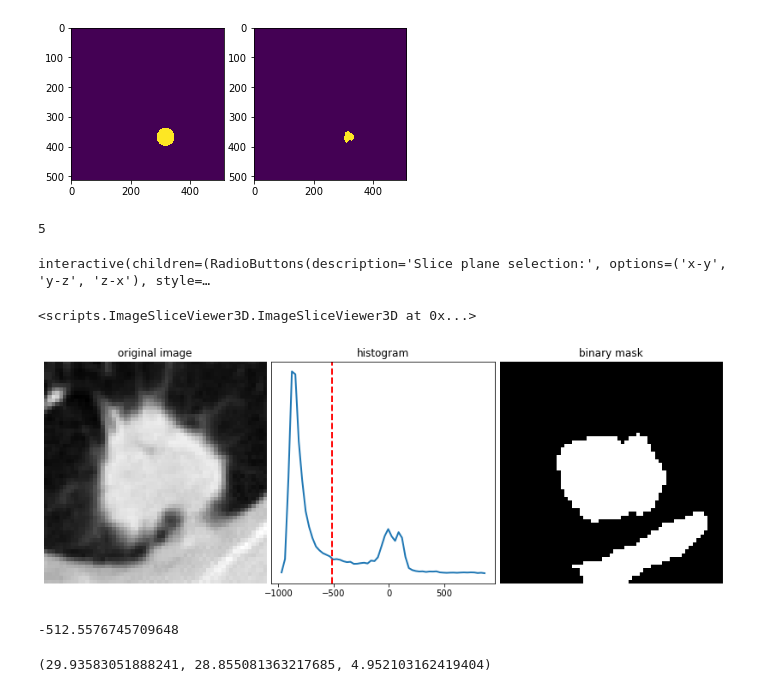
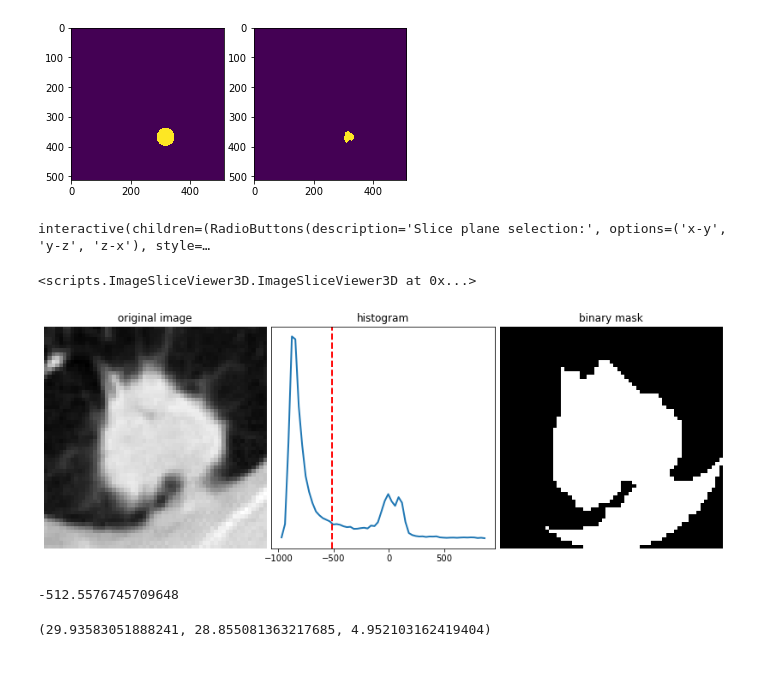
Before and after one commit to caryn-geady/BME1462-Biomedical-Image-Analysis-final-project, a Jupyter notebook: Sample Segmentation II.ipynb, the cells around one changed output. Drawn from its saved outputs; the diff is of its cells as text; code cells hidden in the pictures.

```diff
--- a/Sample Segmentation II.ipynb
+++ b/Sample Segmentation II.ipynb
@@ -59,4 +59,7 @@ bbox = nodule_props[0].bbox  # to help construct cylinder_image
 # %%
+bbox = nodule_props[0].bbox  # to help construct cylinder_image
 bbox_dims = [bbox[3]-bbox[0],bbox[4]-bbox[1],bbox[-1]-bbox[2]]
-bbox_dims
+R = bbox_dims[0]/2 + bbox_dims[1]/2  # take a circle with radius larger than bounding box
+R = max(bbox_dims)*2/3
+R
 # %% [output]
@@ -73,9 +67,12 @@ r
 # %%
+# isolate the centroid of the nodule -- this will be our preliminary marker
+j,i,k = [round(i) for i in nodule_props[0].centroid]
+
 circle_mask = np.zeros((im_V.shape[0],im_V.shape[1]),dtype=bool)
-circle_mask.shape
+num_rows,num_cols = circle_mask.shape
 
-row,col = np.meshgrid(range(circle_mask.shape[0]),range(circle_mask.shape[1]))
-circle_mask[((row-centroid[1])**2+(col-centroid[0])**2)<r**2] = True
+row,col = np.meshgrid(range(num_rows),range(num_cols))
+circle_mask[((row-i)**2+(col-j)**2)<R**2] = True
 # %%
 import matplotlib.pyplot as plt
 
@@ -91,15 +88,12 @@ axes[1].imshow(msk_V[:,:,centroid[2]])
 # next step: extend the circle in both superior and inferior directions to obtain a cylinder
 
 # determine the number of slices required in the z direction for full coverage
-num_slices = int(np.ceil((float(im_d['pixel_spacing']) * r) / float(im_d['slice_thickness'])/2))
-num_slices
+num_slices = int(np.ceil((float(im_d['pixel_spacing']) * R) / float(im_d['slice_thickness'])/2))
+
+cylinder_image = np.zeros((im_V.shape[0],im_V.shape[1],im_V.shape[2]),dtype=bool)
+
+for i in range(k-num_slices,k+num_slices+1):
+    cylinder_image[:,:,i] = circle_mask
-# %% [output]
-5
-# %%
-cylinder_image = np.zeros((im_V.shape[0],im_V.shape[1],im_V.shape[2]),dtype=bool)
-
-for i in range(centroid[-1]-num_slices,centroid[-1]+num_slices+1):
-    cylinder_image[:,:,i] = circle_mask
 # %%
 # label the mask into connected regions
 mask_labels = label(cylinder_image)
@@ -117,45 +128,44 @@ interactive(children=(RadioButtons(description='Slice plane selection:', options
 # %%
-import numpy as np
 from scipy import ndimage
 import matplotlib.pyplot as plt
 from sklearn.mixture import GaussianMixture
-from skimage.morphology import opening, ball
+from skimage.morphology import opening, closing, ball
 
 intensities = img_subV[msk_subV]
 
 hist, bin_edges = np.histogram(intensities, bins=60)
 bin_centers = 0.5*(bin_edges[:-1] + bin_edges[1:])
 
 classif = GaussianMixture(n_components=2)
 classif.fit(intensities.reshape(-1,1))
 
 threshold = np.mean(classif.means_)
 binary_img = np.logical_and(np.logical_and(img_subV > threshold,img_subV > -850),img_subV < 200)
 binary_img[~msk_subV] = False
-binary_img_centroid = opening(binary_img,ball(radius=int(0.1*r)))
+binary_img_centroid = closing(opening(binary_img,ball(radius=int(0.1*R))),ball(radius=int(0.1*R)))
 
 
 plt.figure(figsize=(11,4))
 
 plt.subplot(131)
 plt.imshow(img_subV[:,:,5],cmap='binary_r')
 plt.title('original image')
 plt.axis('off')
 plt.subplot(132)
 plt.plot(bin_centers, hist, lw=2)
 plt.axvline(threshold, color='r', ls='--', lw=2)
 plt.title('histogram')
 plt.yticks([])
 plt.subplot(133)
-plt.imshow(binary_img_centroid[:,:,5], cmap=plt.cm.gray, interpolation='nearest')
+plt.imshow(binary_img[:,:,5], cmap=plt.cm.gray, interpolation='nearest')
 plt.title('binary mask')
 plt.axis('off')
 
 plt.subplots_adjust(wspace=0.02, hspace=0.3, top=1, bottom=0.1, left=0, right=1)
 plt.show()
 threshold
 # %% [output]
-[figure, old version]
+[figure, new version]
 -512.5576745709648
 # %%
 # label the mask into connected regions
```
Also changed, not shown: parts of 16 cells of this notebook.
